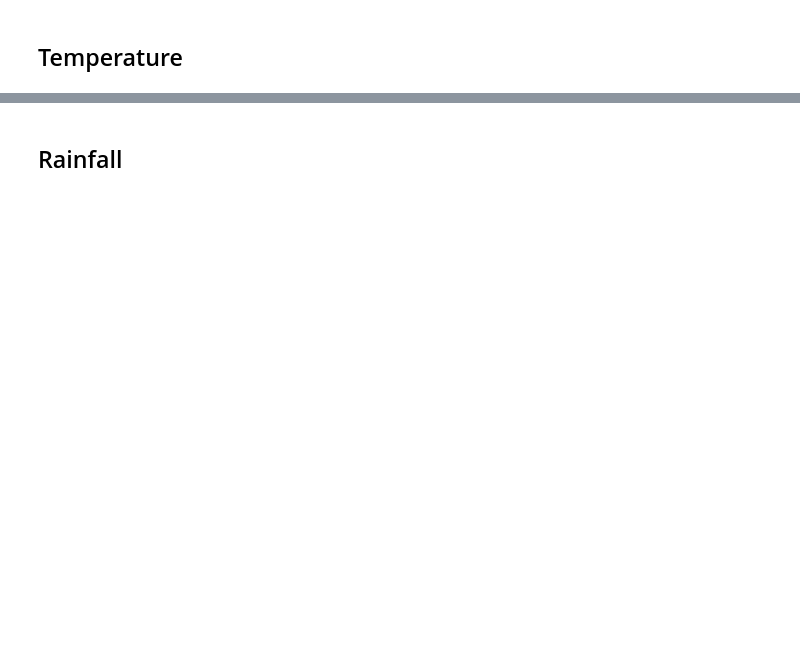
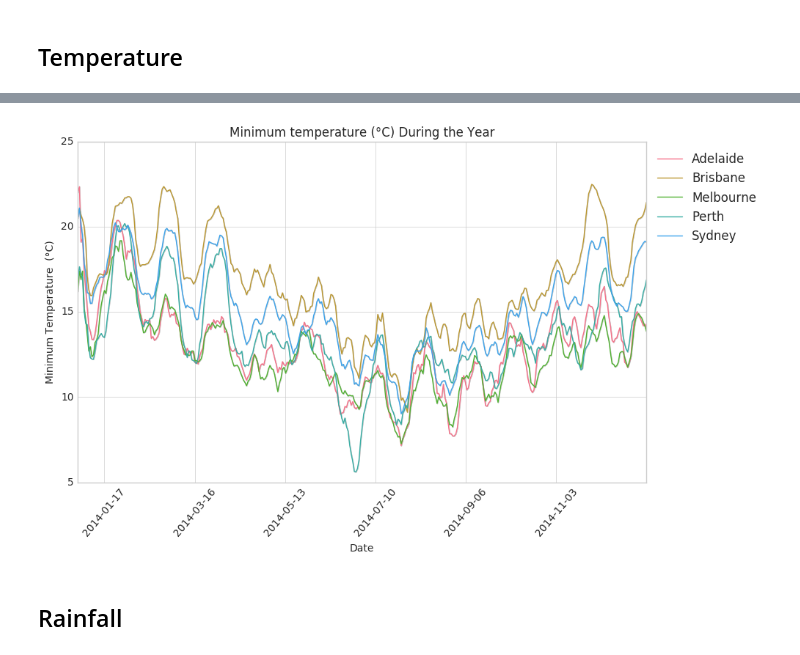
Before and after one commit to BrunnoRicci/bom-austraila, a Jupyter notebook: BOM_Australia.ipynb, the cells around one changed output, grey strips where cells are left out. Saved outputs shown, nothing was run; the diff lists cells and outputs as text; code cells hidden in the pictures; blank space fills up the shorter version.

```diff
--- a/BOM_Australia.ipynb
+++ b/BOM_Australia.ipynb
@@ -240,2 +301,16 @@ rank_stat(df)#, rank_stat(df[df.Season == "Q4Q1"]), rank_stat(df[df.Season == "Q
+# %%
+col = "MinTemp"
+ncol = roll(df, col, 15)
+
+#Residual
+#df[ncol] = df[col] - df[ncol]
+
+sns_plt = plot_time(df, ncol, rev_name_map);
+sns_plt.set_ylabel(u"Maximaum Temperature (°C)");
+sns_plt.set_ylabel(u"Minimum Temperature  (°C)");
+plt.title(u"Minimum temperature (°C) During the Year");
+#sns_plt.figure.savefig("./Plots/" + "RainfallWInter.png")
+# %% [output]
+[figure, added]
 # %% [markdown]
 ## Rainfall
```
Also changed, not shown: parts of 23 cells of this notebook.
